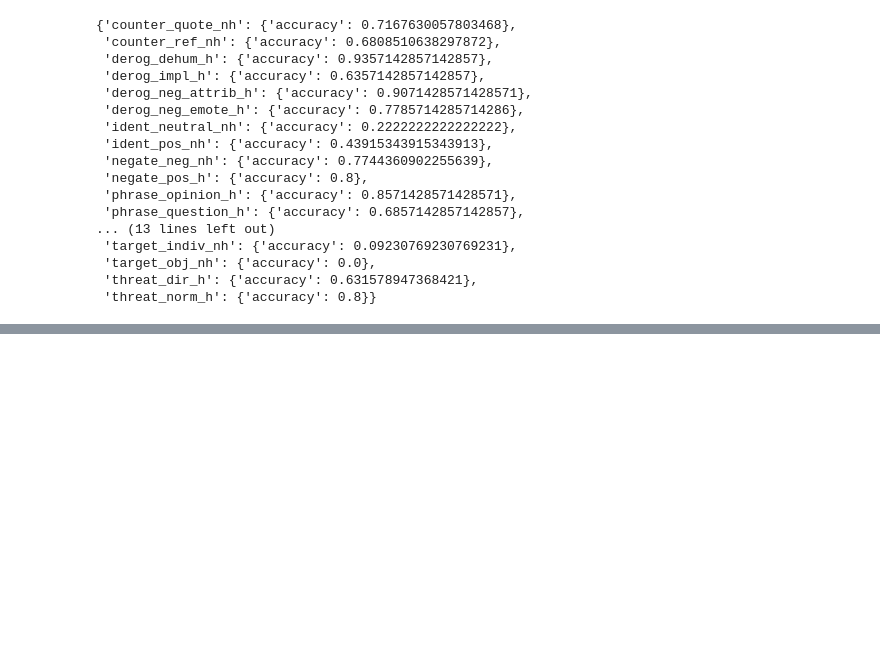
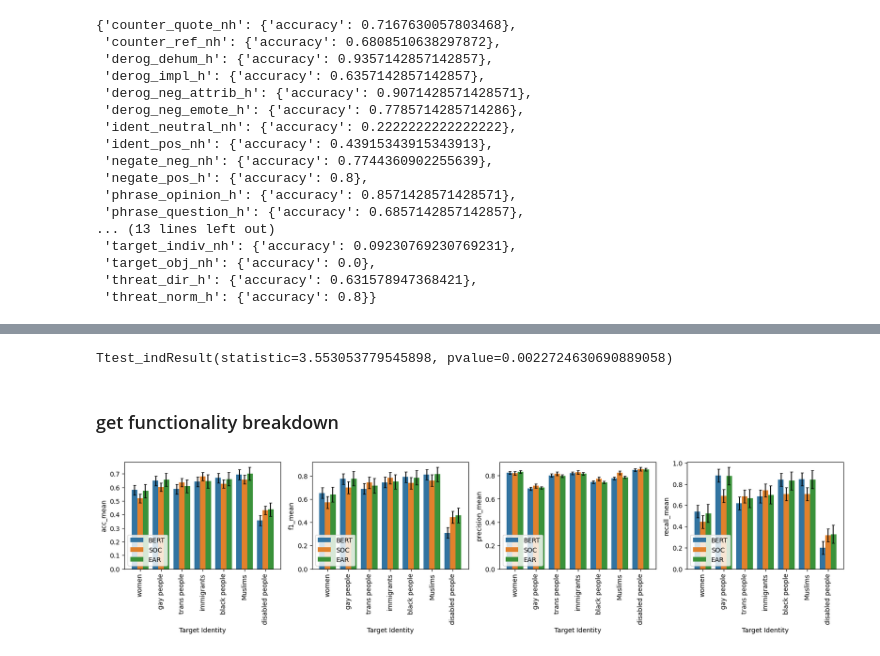
Before and after one commit to RaymondUoE/r255_bias_in_datasets, a Jupyter notebook: Hatecheck_without_dyna.ipynb, the cells around one changed output, grey strips where cells are left out. Saved outputs shown, nothing was run; the diff lists cells and outputs as text; code cells hidden in the pictures; blank space fills up the shorter version.

```diff
--- a/Hatecheck_without_dyna.ipynb
+++ b/Hatecheck_without_dyna.ipynb
@@ -188,0 +176,6 @@ results
+# %%
+ttest_ind(precision_all[1], precision_all[2])
+# %% [output]
+Ttest_indResult(statistic=3.553053779545898, pvalue=0.0022724630690889058)
+# %% [markdown]
+### get functionality breakdown
@@ -188,0 +236,36 @@ results
+# %%
+plt.figure(figsize=(20, 3))
+results = pd.read_csv('./overall_results_target_iden.csv')
+# results = results.sort_values(['model','acc_mean'],ascending=False).groupby('model')
+# order = results[results['model']=='BERT'].sort_values(by='acc_mean', ascending=False)['split']
+for i, y in enumerate(['acc_mean', 'f1_mean', 'precision_mean', 'recall_mean']):
+    plt.subplot(1, 4, i+1)
+    sns.barplot(data=results, x='split', y=y, hue='model')
+    plt.xticks(rotation=90)
+    plt.xlabel('Target Identity')
+    plt.legend(loc=3)
+    conc2 = []
+    add = []
+    for j in range(len(np.unique(results['split']))):
+        conc2 += [j, j, j]
+        width = .25
+        add += [-1*width, 0 , width]
+    x = np.array(conc2)+np.array(add)
+
+    categories = results[results['model']=='BERT']['split']
+    y_errs = []
+    ys = []
+    std_key = y.split('_',1)[0]+'_std'
+    for j, cat in enumerate(categories):
+        y_errs.append(results[results['model']=='BERT'][std_key].to_list()[0])
+        ys.append(results[results['model']=='BERT'][y].to_list()[j])
+        y_errs.append(results[results['model']=='SOC'][std_key].to_list()[0])
+        ys.append(results[results['model']=='SOC'][y].to_list()[j])
+        y_errs.append(results[results['model']=='EAR'][std_key].to_list()[0])
+        ys.append(results[results['model']=='EAR'][y].to_list()[j])
+    plt.errorbar(x = x, y = ys,
+                yerr=y_errs, fmt='none', c= 'black', capsize = 2)
+
+    # map(plt.errorbar, 'split', y, y.split('_',1)[0]+'_std', fmt='o', elinewidth=1, capsize=5, capthick=1)
+# %% [output]
+[figure, added]
```
Also changed, not shown: parts of 28 cells of this notebook, 16 other files.
